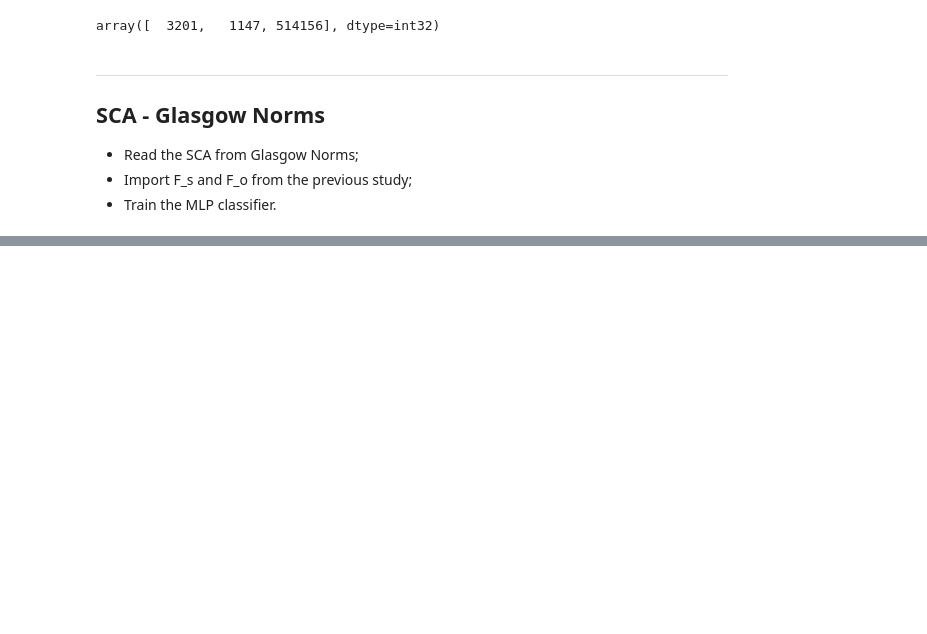
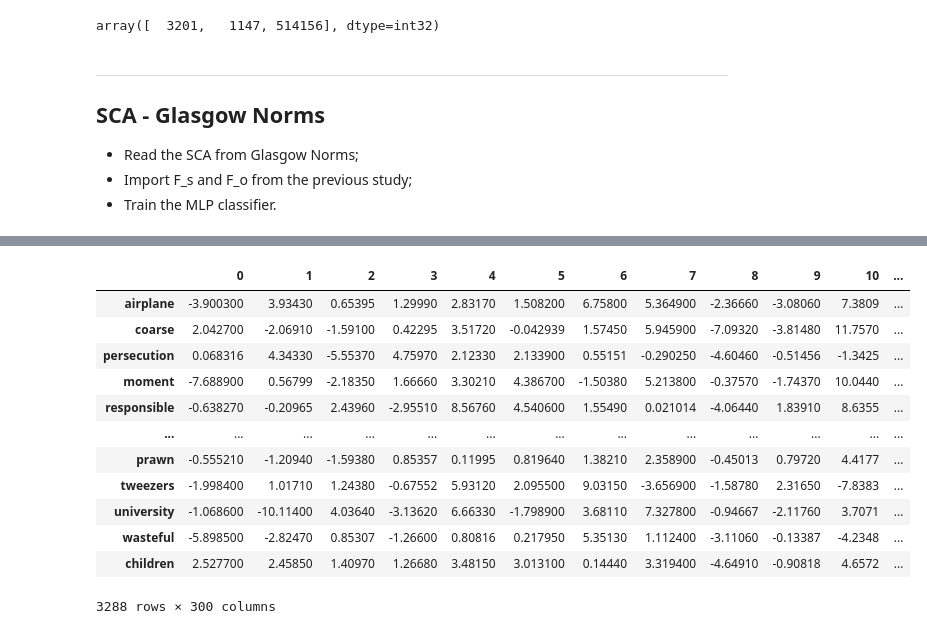
Before and after one commit to tbnsilveira/semantic_classifier, a Jupyter notebook: source/Exp_05a_WordEmbedding.ipynb, the cells around one changed output, grey strips where cells are left out. Drawn from its saved outputs; the diff is of its cells as text; code cells hidden in the pictures; blank space fills up the shorter version.

Commit message:
set train and test data

```diff
--- a/source/Exp_05a_WordEmbedding.ipynb
+++ b/source/Exp_05a_WordEmbedding.ipynb
@@ -282,0 +104,3 @@ data_sick[data_sick['sentence_A'].str.contains(' love', case=False)]
+# %%
+df_factors = pd.read_csv('../data/df_factors.csv', sep=';')
+df_factors.head()
@@ -282,0 +124,35 @@ data_sick[data_sick['sentence_A'].str.contains(' love', case=False)]
+# %%
+from sklearn.model_selection import train_test_split
+
+# Separar os dados em conjuntos de treino (70%) e teste (30%)
+train_df, test_df = train_test_split(df_factors, test_size=0.3, random_state=42)
+# %%
+# Função para criar os conjuntos de treino e resposta
+def create_data(dataframe):
+    X = {}
+    Y = {}
+    for index, row in dataframe.iterrows():
+        word = row['words']
+        f_objectivity = row['F_Objectivity']
+        f_subjectivity = row['F_Subjectivity']
+
+        if word in nlp.vocab:
+            indice = nlp.vocab.strings[word]
+            vetor_embedding = word_embedding[index]
+            X[word] = vetor_embedding
+            Y[word] = {'F_Objectivity': f_objectivity, 'F_Subjectivity': f_subjectivity}
+
+    return pd.DataFrame.from_dict(X, orient='index'), pd.DataFrame.from_dict(Y, orient='index')
+# %%
+# Creating train and test datasets:
+X_train, Y_train = create_data(train_df)
+X_test, Y_test = create_data(test_df)
+
+# Exibir as dimensões dos conjuntos de treino e teste
+print("Train data dimension:")
+print("X_train:", X_train.shape)
+print("Y_train:", Y_train.shape)
+
+print("\nTest data dimension:")
+print("X_test:", X_test.shape)
+print("Y_test:", Y_test.shape)
@@ -282,0 +167,16 @@ data_sick[data_sick['sentence_A'].str.contains(' love', case=False)]
+# %%
+X_train
+# %% [output]
+|  | 0 | 1 | 2 | 3 | 4 | 5 | 6 | 7 | 8 | 9 | 10 | ... |
+| airplane | -3.900300 | 3.93430 | 0.65395 | 1.29990 | 2.83170 | 1.508200 | 6.75800 | 5.364900 | -2.36660 | -3.08060 | 7.3809 | ... |
+| coarse | 2.042700 | -2.06910 | -1.59100 | 0.42295 | 3.51720 | -0.042939 | 1.57450 | 5.945900 | -7.09320 | -3.81480 | 11.7570 | ... |
+| persecution | 0.068316 | 4.34330 | -5.55370 | 4.75970 | 2.12330 | 2.133900 | 0.55151 | -0.290250 | -4.60460 | -0.51456 | -1.3425 | ... |
+| moment | -7.688900 | 0.56799 | -2.18350 | 1.66660 | 3.30210 | 4.386700 | -1.50380 | 5.213800 | -0.37570 | -1.74370 | 10.0440 | ... |
+| responsible | -0.638270 | -0.20965 | 2.43960 | -2.95510 | 8.56760 | 4.540600 | 1.55490 | 0.021014 | -4.06440 | 1.83910 | 8.6355 | ... |
+| ... | ... | ... | ... | ... | ... | ... | ... | ... | ... | ... | ... | ... |
+| prawn | -0.555210 | -1.20940 | -1.59380 | 0.85357 | 0.11995 | 0.819640 | 1.38210 | 2.358900 | -0.45013 | 0.79720 | 4.4177 | ... |
+| tweezers | -1.998400 | 1.01710 | 1.24380 | -0.67552 | 5.93120 | 2.095500 | 9.03150 | -3.656900 | -1.58780 | 2.31650 | -7.8383 | ... |
+| university | -1.068600 | -10.11400 | 4.03640 | -3.13620 | 6.66330 | -1.798900 | 3.68110 | 7.327800 | -0.94667 | -2.11760 | 3.7071 | ... |
+| wasteful | -5.898500 | -2.82470 | 0.85307 | -1.26600 | 0.80816 | 0.217950 | 5.35130 | 1.112400 | -3.11060 | -0.13387 | -4.2348 | ... |
+| children | 2.527700 | 2.45850 | 1.40970 | 1.26680 | 3.48150 | 3.013100 | 0.14440 | 3.319400 | -4.64910 | -0.90818 | 4.6572 | ... |
+3288 rows × 300 columns
```
Also changed, not shown: parts of 30 cells of this notebook.
